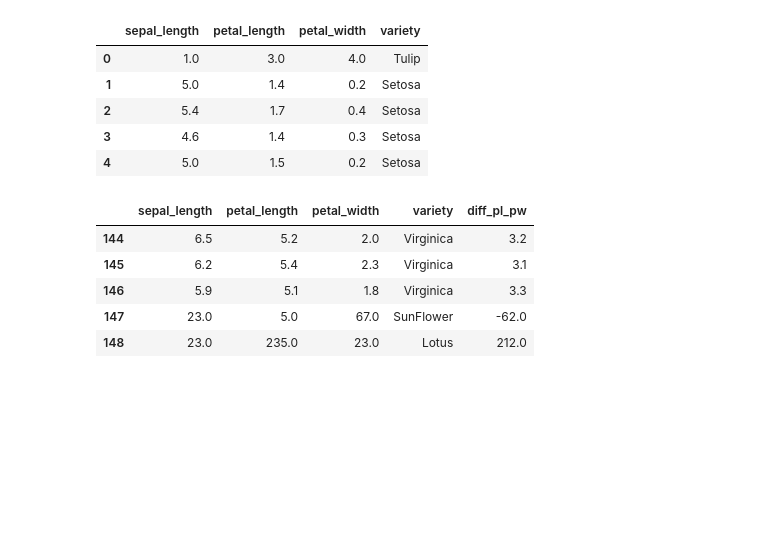
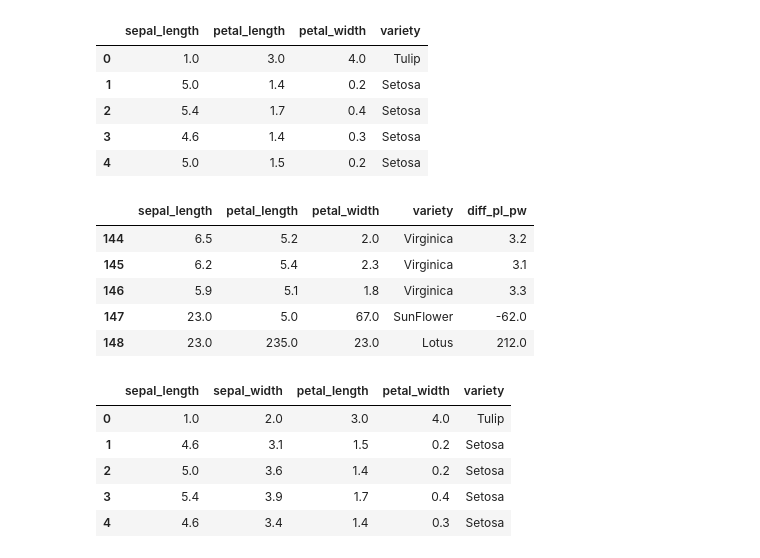
Before and after one commit to nitin-pandita/Data-Science, a Jupyter notebook: Pandas.ipynb, the cells around one changed output. Saved outputs shown, nothing was run; the diff lists cells and outputs as text; code cells hidden in the pictures; blank space fills up the shorter version.

```diff
--- a/Pandas.ipynb
+++ b/Pandas.ipynb
@@ -622,3 +632,12 @@ df.tail()
 | 146 | 5.9 | 5.1 | 1.8 | Virginica | 3.3 |
 | 147 | 23.0 | 5.0 | 67.0 | SunFlower | -62.0 |
 | 148 | 23.0 | 235.0 | 23.0 | Lotus | 212.0 |
+# %%
+df.head()
+# %% [output]
+|  | sepal_length | sepal_width | petal_length | petal_width | variety |
+| 0 | 1.0 | 2.0 | 3.0 | 4.0 | Tulip |
+| 1 | 4.6 | 3.1 | 1.5 | 0.2 | Setosa |
+| 2 | 5.0 | 3.6 | 1.4 | 0.2 | Setosa |
+| 3 | 5.4 | 3.9 | 1.7 | 0.4 | Setosa |
+| 4 | 4.6 | 3.4 | 1.4 | 0.3 | Setosa |
```
Also changed, not shown: parts of 18 cells of this notebook.
